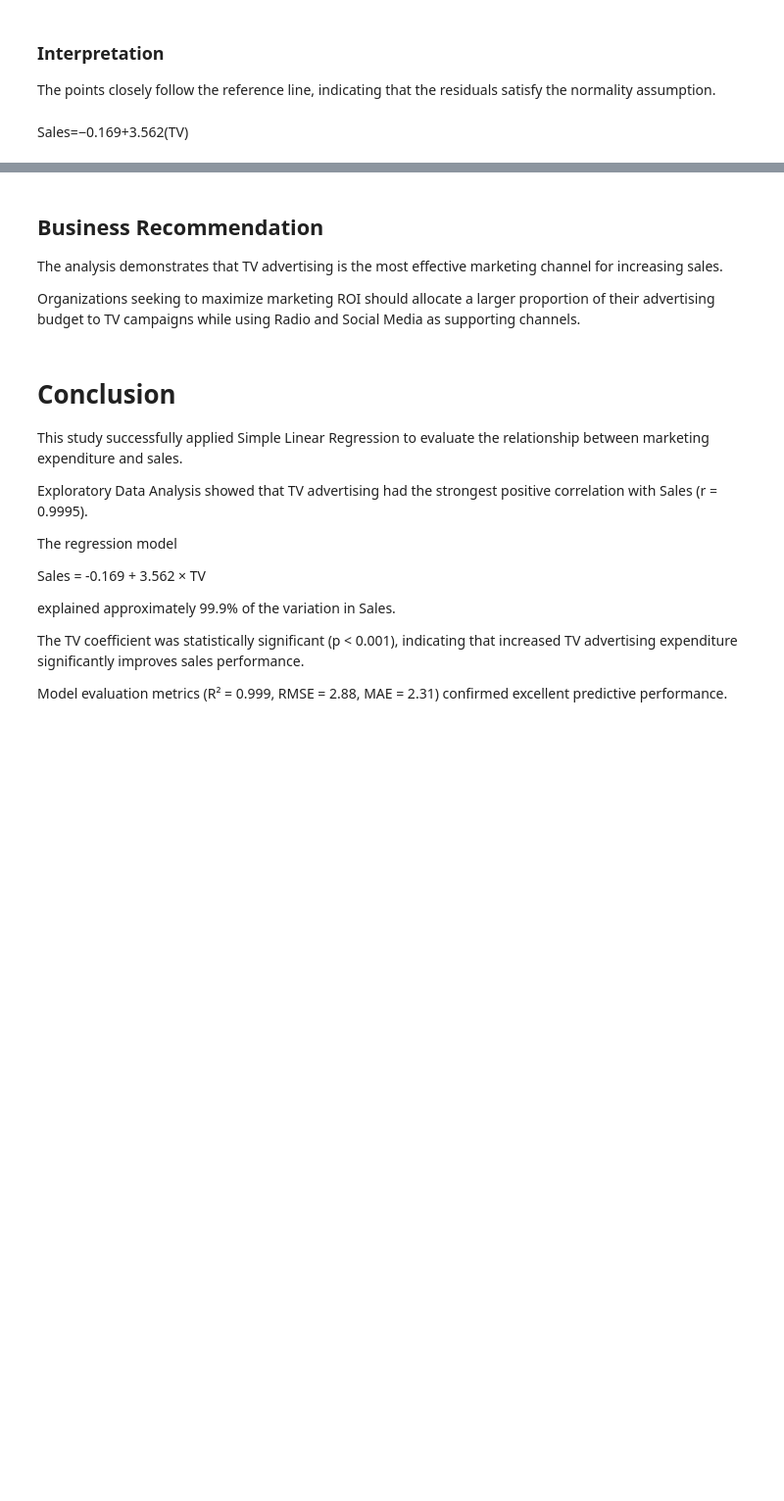
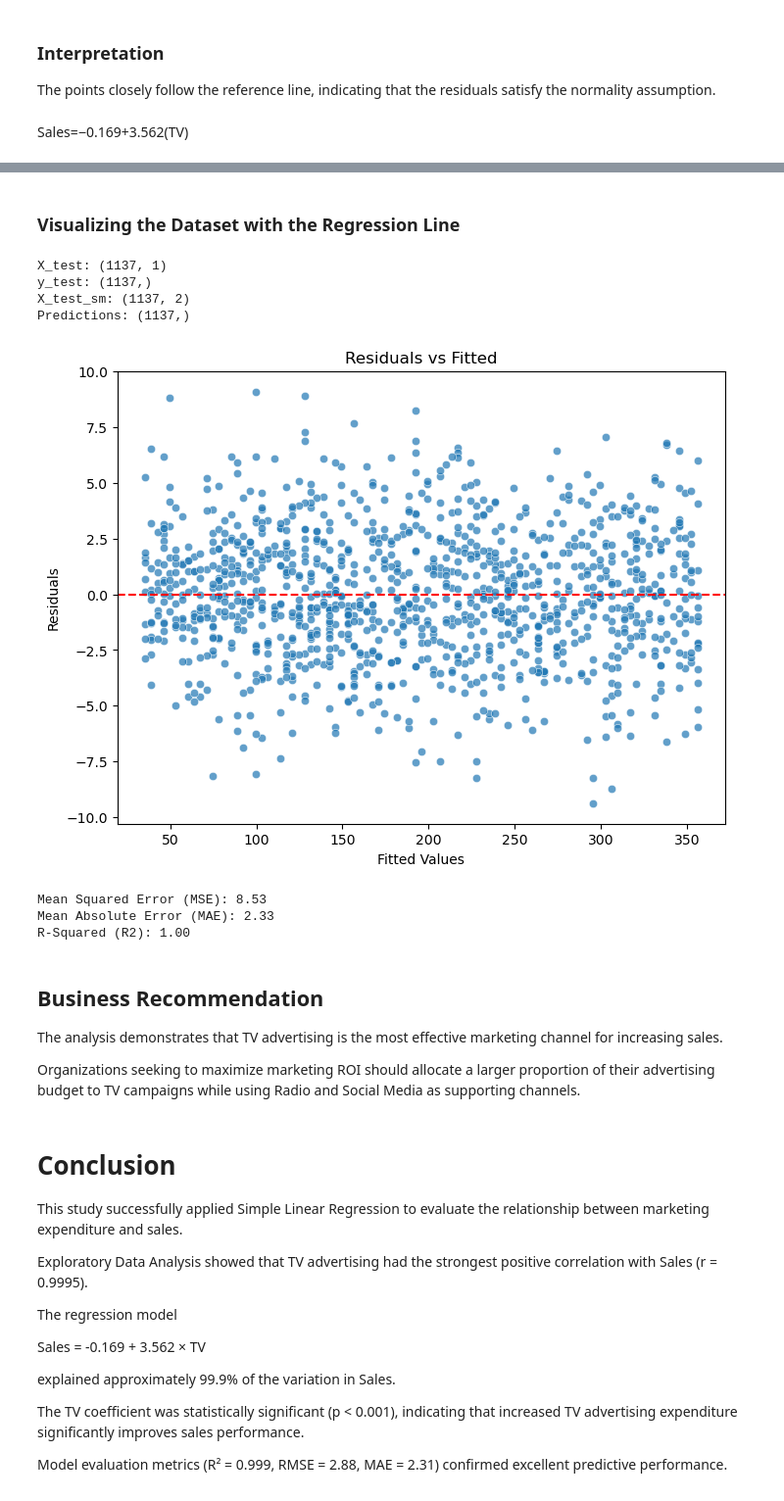
Before and after one commit to Web3Biochemist/Simple-Linear-Regression-Marketing-Analysis, a Jupyter notebook: simple_linear_regression.ipynb, the cells around one changed output, grey strips where cells are left out. Shown at 98% size. Saved outputs shown, nothing was run; the diff lists cells and outputs as text; code cells hidden in the pictures; blank space fills up the shorter version.

Commit message:
New regression file

```diff
--- a/simple_linear_regression.ipynb
+++ b/simple_linear_regression.ipynb
@@ -503,0 +508,4 @@ Sales=−0.169+3.562(TV)
+# %%
+X_train, X_test, y_train, y_test = train_test_split(
+     df.TV.values.reshape(-1, 1), df.Sales.values,
+     random_state=11)
@@ -504,3 +601,60 @@ Sales=−0.169+3.562(TV)
+# %% [markdown]
+### Visualizing the Dataset with the Regression Line
+# %%
+# Add constant to the NEW test data
+X_test_sm = sm.add_constant(X_test)
+# %%
+# Predict using the NEW test data
+y_pred = model.predict(X_test_sm)
+# %%
+print("X_test:", X_test.shape)
+print("y_test:", y_test.shape)
+print("X_test_sm:", X_test_sm.shape)
+print("Predictions:", y_pred.shape)
+# %% [output]
+X_test: (1137, 1)
+y_test: (1137,)
+X_test_sm: (1137, 2)
+Predictions: (1137,)
+# %%
+residuals = y_test - y_pred
+# %%
+import matplotlib.pyplot as plt
+import seaborn as sns
+
+plt.figure(figsize=(8,6))
+
+sns.scatterplot(
+    x=y_pred,
+    y=residuals,
+    alpha=0.7
+)
+
+plt.axhline(y=0, color='red', linestyle='--')
+
+plt.xlabel("Fitted Values")
+plt.ylabel("Residuals")
+plt.title("Residuals vs Fitted")
+
+plt.show()
+# %% [output]
+[figure, added]
+# %%
+from sklearn.metrics import mean_squared_error, mean_absolute_error, r2_score
+
+# Calculate evaluation metrics
+mse = mean_squared_error(y_test, predicted)
+mae = mean_absolute_error(y_test, predicted)
+r2 = r2_score(y_test, predicted)
+
+# Print evaluation metrics
+print(f'Mean Squared Error (MSE): {mse:.2f}')
+print(f'Mean Absolute Error (MAE): {mae:.2f}')
+print(f'R-Squared (R2): {r2:.2f}')
+# %% [output]
+Mean Squared Error (MSE): 8.53
+Mean Absolute Error (MAE): 2.33
+R-Squared (R2): 1.00
 # %% [markdown]
 ## Business Recommendation
 
```
Also changed, not shown: parts of 19 cells of this notebook.
